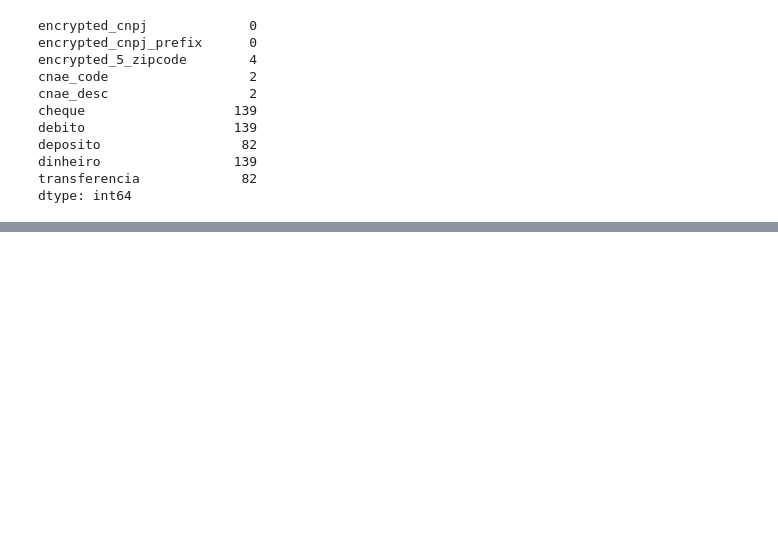
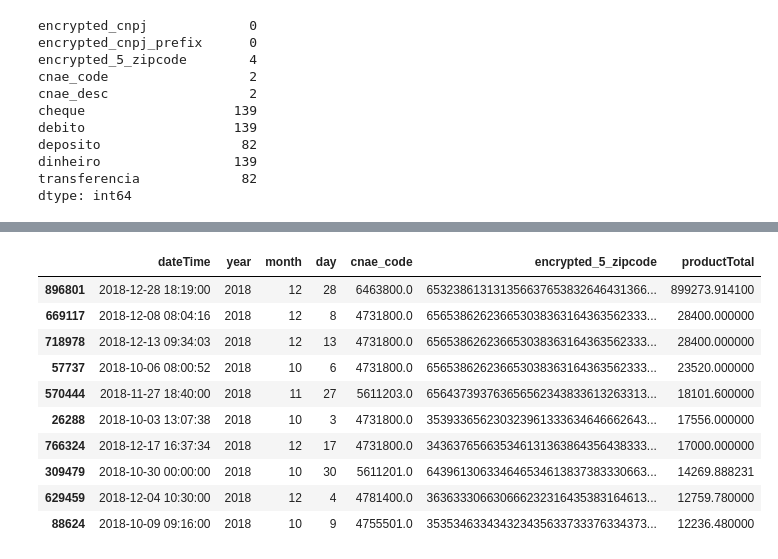
Before and after one commit to Nichbarbosa/Hackathon_FIAP, a Jupyter notebook: hipot2/[Hipot 2] Habito Consumo.ipynb, the cells around one changed output, grey strips where cells are left out. Saved outputs shown, nothing was run; the diff lists cells and outputs as text; code cells hidden in the pictures; blank space fills up the shorter version.

```diff
--- a/hipot2/[Hipot 2] Habito Consumo.ipynb
+++ b/hipot2/[Hipot 2] Habito Consumo.ipynb
@@ -94,0 +409,14 @@ transferencia'''
+# %%
+x.sort_values(by=['productTotal'], ascending=False).head(10)
+# %% [output]
+|  | dateTime | year | month | day | cnae_code | encrypted_5_zipcode | productTotal |
+| 896801 | 2018-12-28 18:19:00 | 2018 | 12 | 28 | 6463800.0 | 653238613131356637653832646431366... | 899273.914100 |
+| 669117 | 2018-12-08 08:04:16 | 2018 | 12 | 8 | 4731800.0 | 656538626236653038363164363562333... | 28400.000000 |
+| 718978 | 2018-12-13 09:34:03 | 2018 | 12 | 13 | 4731800.0 | 656538626236653038363164363562333... | 28400.000000 |
+| 57737 | 2018-10-06 08:00:52 | 2018 | 10 | 6 | 4731800.0 | 656538626236653038363164363562333... | 23520.000000 |
+| 570444 | 2018-11-27 18:40:00 | 2018 | 11 | 27 | 5611203.0 | 656437393763656562343833613263313... | 18101.600000 |
+| 26288 | 2018-10-03 13:07:38 | 2018 | 10 | 3 | 4731800.0 | 353933656230323961333634646662643... | 17556.000000 |
+| 766324 | 2018-12-17 16:37:34 | 2018 | 12 | 17 | 4731800.0 | 343637656635346131363864356438333... | 17000.000000 |
+| 309479 | 2018-10-30 00:00:00 | 2018 | 10 | 30 | 5611201.0 | 643961306334646534613837383330663... | 14269.888231 |
+| 629459 | 2018-12-04 10:30:00 | 2018 | 12 | 4 | 4781400.0 | 363633306630666232316435383164613... | 12759.780000 |
+| 88624 | 2018-10-09 09:16:00 | 2018 | 10 | 9 | 4755501.0 | 353534633434323435633733376334373... | 12236.480000 |
```
Also changed, not shown: parts of 54 cells of this notebook.
